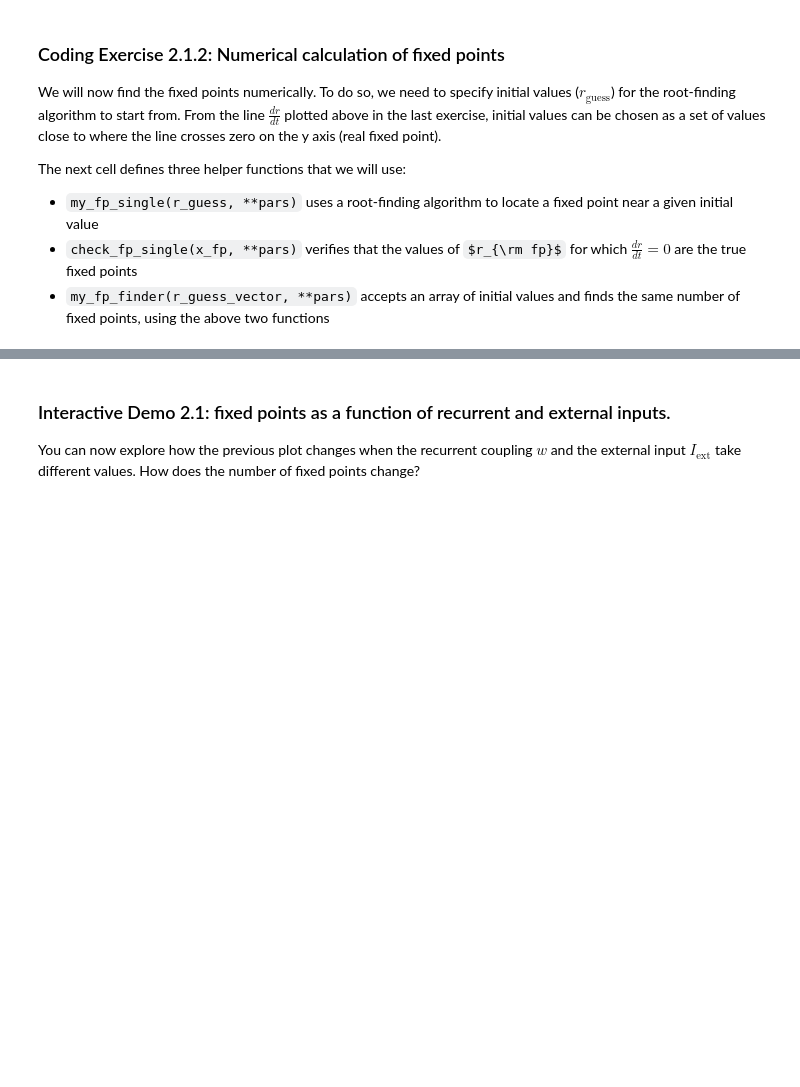
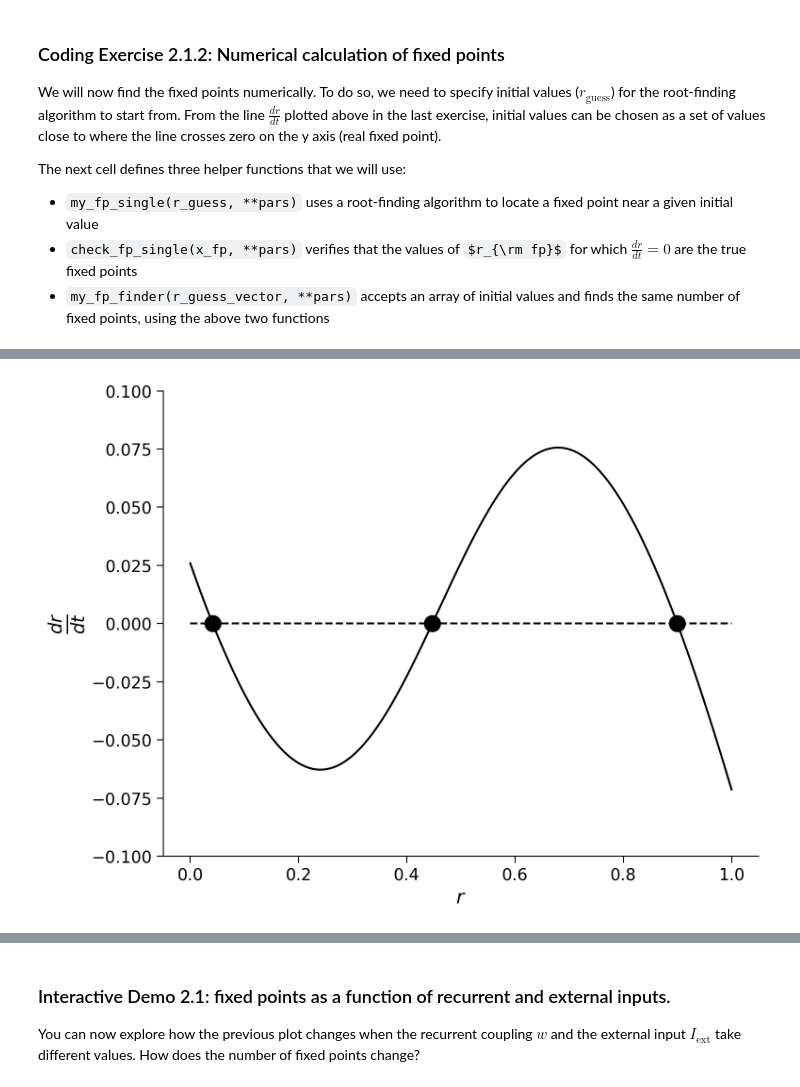
Before and after one commit to heathlarsson/course-content, a Jupyter notebook: tutorials/W2D4_DynamicNetworks/W2D4_Tutorial1.ipynb, the cells around one changed output, grey strips where cells are left out. Cells and saved outputs as stored; diff of their text form; code cells hidden in the pictures; some formulas as TeX source; blank space fills up the shorter version.

```diff
--- a/tutorials/W2D4_DynamicNetworks/W2D4_Tutorial1.ipynb
+++ b/tutorials/W2D4_DynamicNetworks/W2D4_Tutorial1.ipynb
@@ -796,27 +809,23 @@ help(my_fp_finder)
 # %%
 # Set parameters
 r = np.linspace(0, 1, 1000)
 pars = default_pars_single(I_ext=0.5, w=5)
 
 # Compute dr/dt
 drdt = compute_drdt(r, **pars)
 
-#############################################################################
-# TODO for students:
-# Define initial values close to the intersections of drdt and y=0
-# (How many initial values? Hint: How many times do the two lines intersect?)
-# Calculate the fixed point with these initial values and plot them
-raise NotImplementedError('student_exercise: find fixed points numerically')
-#############################################################################
+
 
 # Initial guesses for fixed points
-r_guess_vector = [...]
+r_guess_vector = [0, .4 , .9]
 
 # Find fixed point numerically
 x_fps = my_fp_finder(pars, r_guess_vector)
 
 # Visualize
 plot_dr_r(r, drdt, x_fps)
+# %% [output]
+[figure, added]
 # %%
 # to_remove solution
 
```
Also changed, not shown: parts of 13 cells of this notebook.
